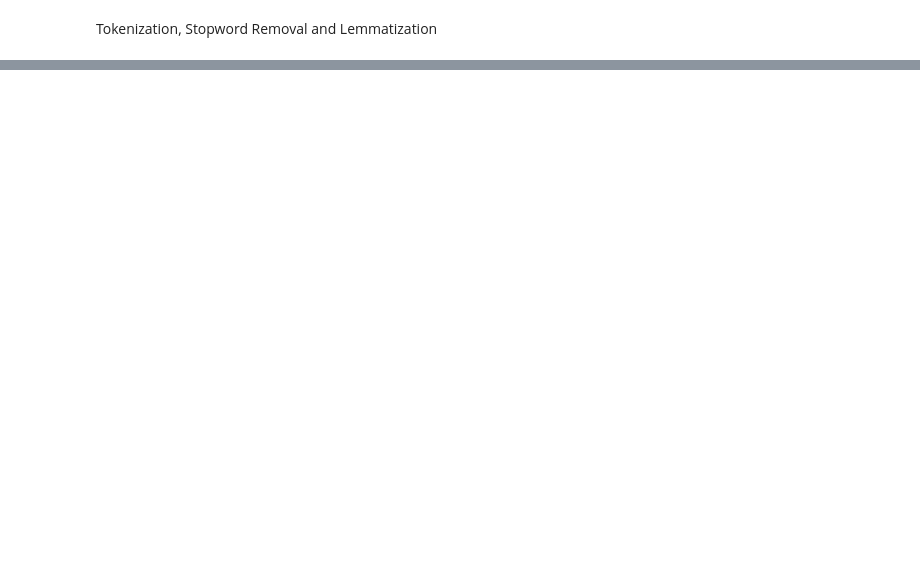
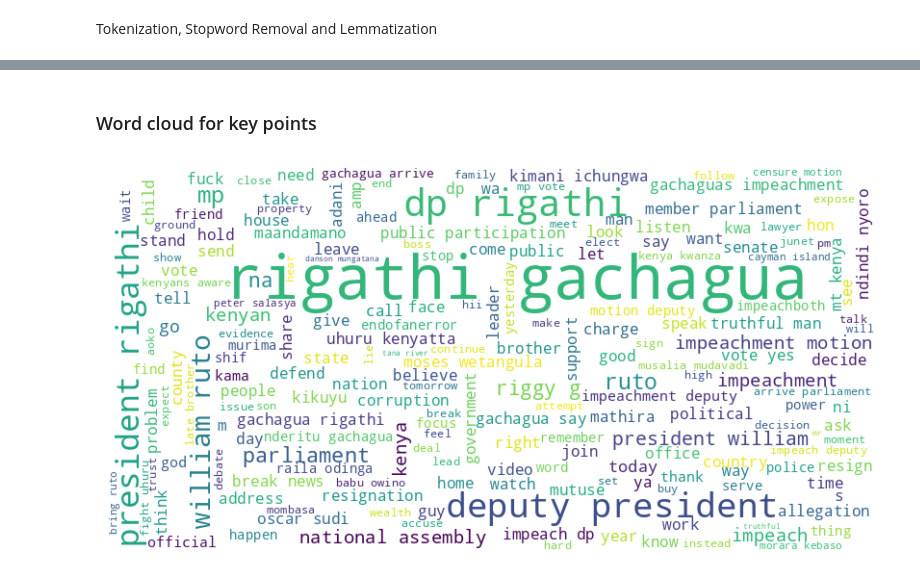
Before and after one commit to data-driven-news/X-sentiment-analysis, a Jupyter notebook: student.ipynb, the cells around one changed output, grey strips where cells are left out. Drawn from its saved outputs; the diff is of its cells as text; code cells hidden in the pictures; blank space fills up the shorter version.

```diff
--- a/student.ipynb
+++ b/student.ipynb
@@ -141,0 +184,16 @@ LookupError:
+# %% [markdown]
+### Word cloud for key points
+# %%
+# Join all text into one large string
+all_text = ' '.join(df['processed_text'])
+
+# Create a word cloud
+wordcloud = WordCloud(width=800, height=400, background_color='white').generate(all_text)
+
+# Plot the word cloud
+plt.figure(figsize=(10, 5))
+plt.imshow(wordcloud, interpolation='bilinear')
+plt.axis('off')
+plt.show()
+# %% [output]
+[figure, added]
```
Also changed, not shown: parts of 12 cells of this notebook, 2 other files.
